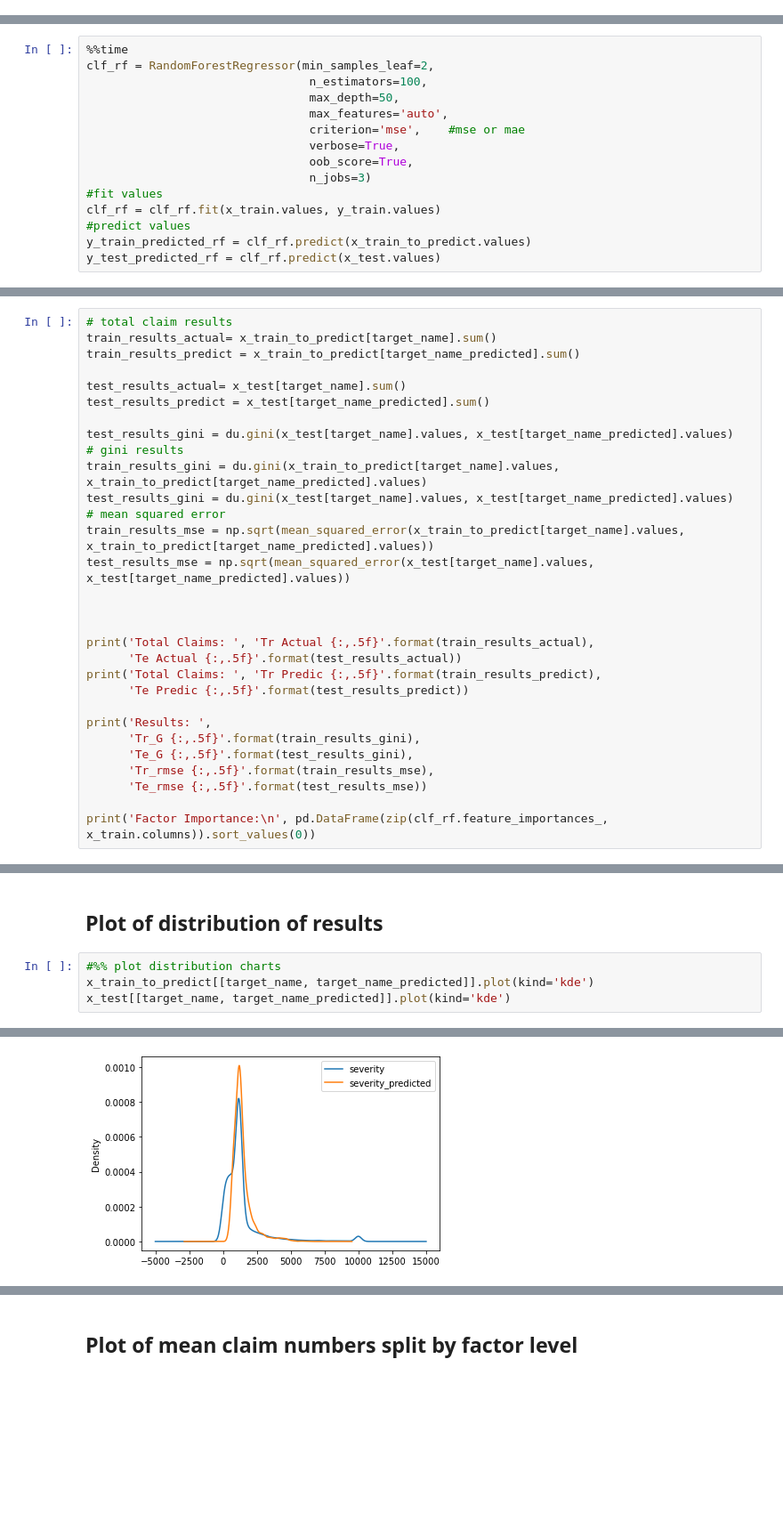
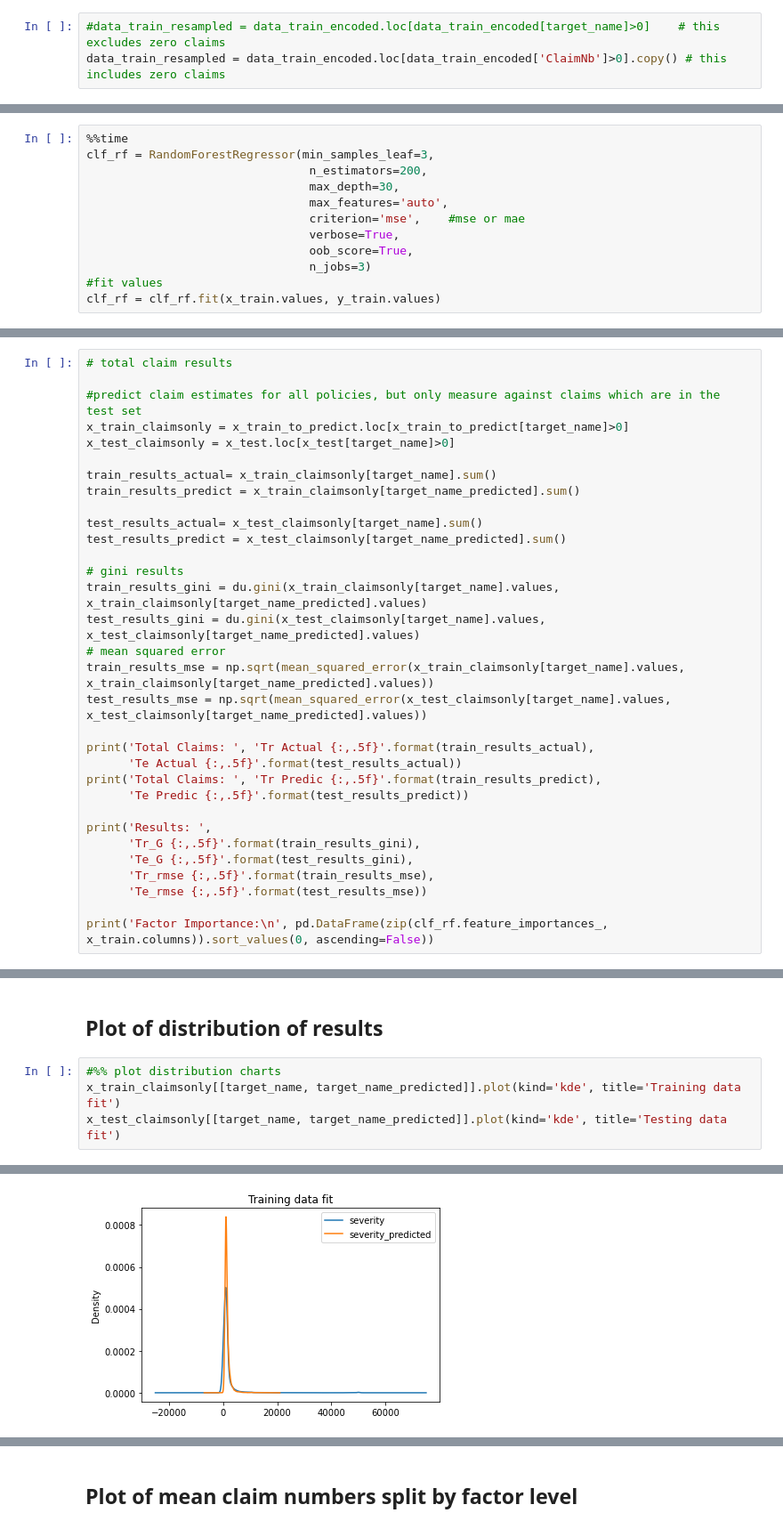
Before and after one commit to mlwp3/pricing, a Jupyter notebook: PD/version 2/modelling_sev_regressor.ipynb, the cells around one changed output, grey strips where cells are left out. Shown at 89% size. Cells and saved outputs as stored; diff of their text form; blank space fills up the shorter version.

```diff
--- a/PD/version 2/modelling_sev_regressor.ipynb
+++ b/PD/version 2/modelling_sev_regressor.ipynb
@@ -71,3 +57,6 @@ data_test_resampled = data_test_encoded.loc[data_test_encoded[target_name]>0]
+# %%
+#data_train_resampled = data_train_encoded.loc[data_train_encoded[target_name]>0]    # this excludes zero claims
+data_train_resampled = data_train_encoded.loc[data_train_encoded['ClaimNb']>0].copy() # this includes zero claims
 # %% [markdown]
 # Setup the Random Forest model
 # %% [markdown]
@@ -96,9 +75,9 @@ x_train.head()
 ## Build the model and predict
 # %%
 %%time
-clf_rf = RandomForestRegressor(min_samples_leaf=2,
-                                n_estimators=100,
-                                max_depth=50,
+clf_rf = RandomForestRegressor(min_samples_leaf=3,
+                                n_estimators=200,
+                                max_depth=30,
                                 max_features='auto',
                                 criterion='mse',    #mse or mae
                                 verbose=True,
@@ -106,8 +85,5 @@ clf_rf = RandomForestRegressor(min_samples_leaf=2,
                                 n_jobs=3)
 #fit values
 clf_rf = clf_rf.fit(x_train.values, y_train.values)
-#predict values
-y_train_predicted_rf = clf_rf.predict(x_train_to_predict.values)
-y_test_predicted_rf = clf_rf.predict(x_test.values)
 # %% [output]
 [Parallel(n_jobs=3)]: Using backend ThreadingBackend with 3 concurrent workers.
@@ -133,21 +117,23 @@ x_test[target_name] = y_test
 # Test the results
 # %%
 # total claim results
-train_results_actual= x_train_to_predict[target_name].sum()
-train_results_predict = x_train_to_predict[target_name_predicted].sum()
 
-test_results_actual= x_test[target_name].sum()
-test_results_predict = x_test[target_name_predicted].sum()
+#predict claim estimates for all policies, but only measure against claims which are in the test set
+x_train_claimsonly = x_train_to_predict.loc[x_train_to_predict[target_name]>0]
+x_test_claimsonly = x_test.loc[x_test[target_name]>0]
 
-test_results_gini = du.gini(x_test[target_name].values, x_test[target_name_predicted].values)
+train_results_actual= x_train_claimsonly[target_name].sum()
+train_results_predict = x_train_claimsonly[target_name_predicted].sum()
+
+test_results_actual= x_test_claimsonly[target_name].sum()
+test_results_predict = x_test_claimsonly[target_name_predicted].sum()
+
 # gini results
-train_results_gini = du.gini(x_train_to_predict[target_name].values, x_train_to_predict[target_name_predicted].values)
-test_results_gini = du.gini(x_test[target_name].values, x_test[target_name_predicted].values)
+train_results_gini = du.gini(x_train_claimsonly[target_name].values, x_train_claimsonly[target_name_predicted].values)
+test_results_gini = du.gini(x_test_claimsonly[target_name].values, x_test_claimsonly[target_name_predicted].values)
 # mean squared error
-train_results_mse = np.sqrt(mean_squared_error(x_train_to_predict[target_name].values, x_train_to_predict[target_name_predicted].values))
-test_results_mse = np.sqrt(mean_squared_error(x_test[target_name].values, x_test[target_name_predicted].values))
-
-
+train_results_mse = np.sqrt(mean_squared_error(x_train_claimsonly[target_name].values, x_train_claimsonly[target_name_predicted].values))
+test_results_mse = np.sqrt(mean_squared_error(x_test_claimsonly[target_name].values, x_test_claimsonly[target_name_predicted].values))
 
 print('Total Claims: ', 'Tr Actual {:,.5f}'.format(train_results_actual),
       'Te Actual {:,.5f}'.format(test_results_actual))
@@ -160,5 +146,5 @@ print('Results: ',
       'Tr_rmse {:,.5f}'.format(train_results_mse),
       'Te_rmse {:,.5f}'.format(test_results_mse))
 
-print('Factor Importance:\n', pd.DataFrame(zip(clf_rf.feature_importances_, x_train.columns)).sort_values(0))
+print('Factor Importance:\n', pd.DataFrame(zip(clf_rf.feature_importances_, x_train.columns)).sort_values(0, ascending=False))
 # %% [output]
@@ -181,8 +180,8 @@ Factor Importance:
 ## Plot of distribution of results
 # %%
 #%% plot distribution charts
-x_train_to_predict[[target_name, target_name_predicted]].plot(kind='kde')
-x_test[[target_name, target_name_predicted]].plot(kind='kde')
+x_train_claimsonly[[target_name, target_name_predicted]].plot(kind='kde', title='Training data fit')
+x_test_claimsonly[[target_name, target_name_predicted]].plot(kind='kde', title='Testing data fit')
 # %% [output]
 <matplotlib.axes._subplots.AxesSubplot at 0x...>
-[figure, old version]
+[figure, new version]
```
Also changed, not shown: parts of 24 cells of this notebook, 10 other files.
